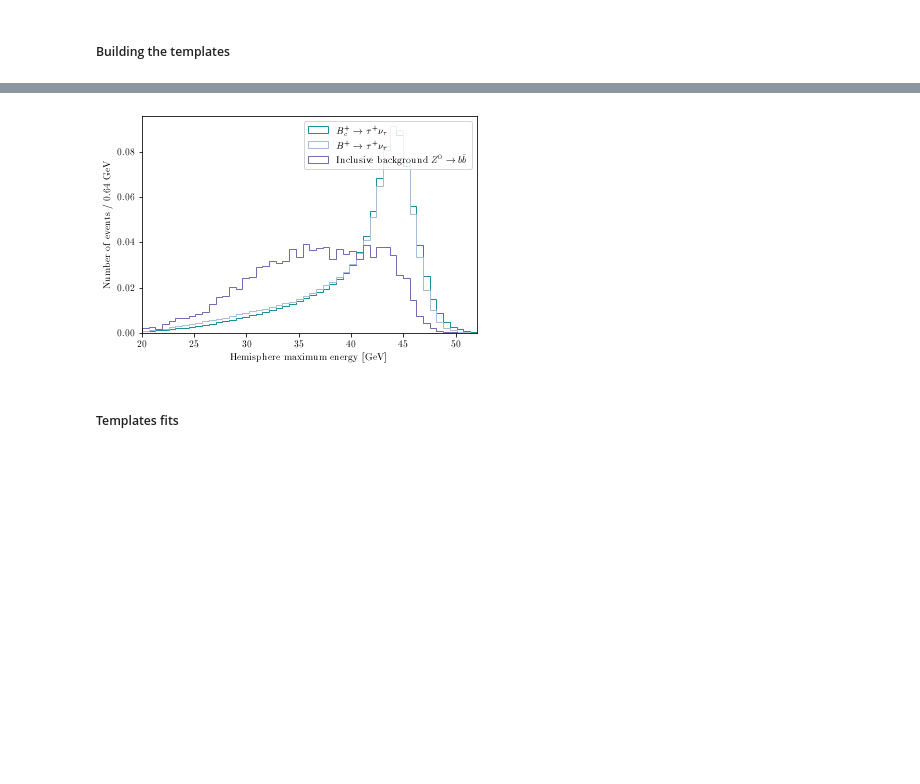
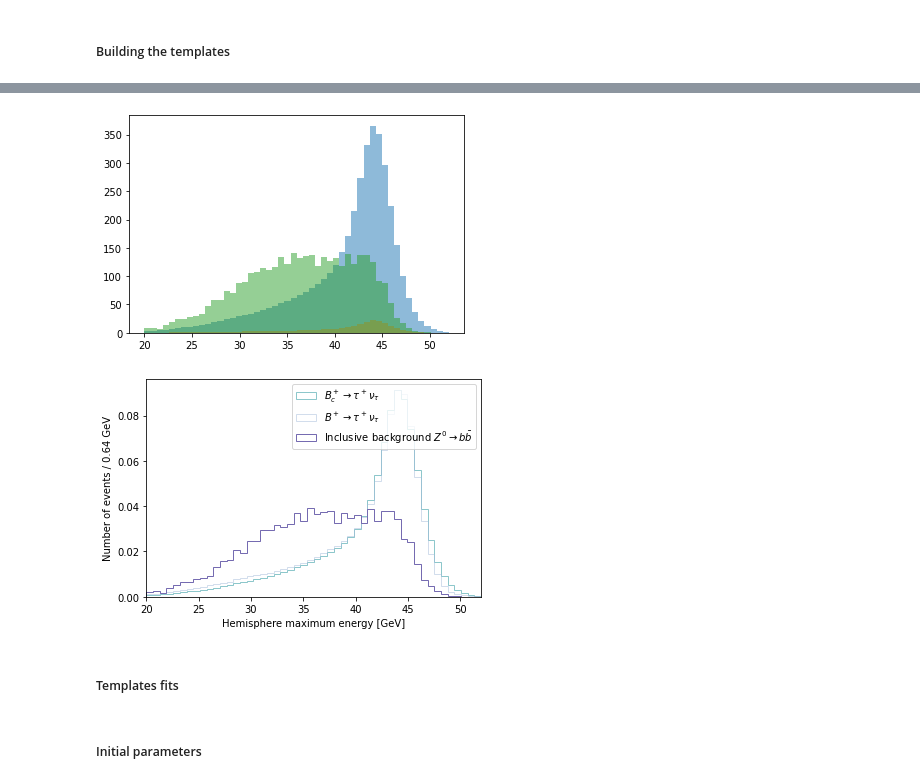
Before and after one commit to MarieHartmann/Stage_M1, a Jupyter notebook: Stage_M1/Bc_to_tau_nu/Template_fits/Template_fits.ipynb, the cells around one changed output, grey strips where cells are left out. Cells and saved outputs as stored; diff of their text form; code cells hidden in the pictures; blank space fills up the shorter version.

Commit message:
Template fits

```diff
--- a/Stage_M1/Bc_to_tau_nu/Template_fits/Template_fits.ipynb
+++ b/Stage_M1/Bc_to_tau_nu/Template_fits/Template_fits.ipynb
@@ -15,8 +15,8 @@ plt.rcParams['text.latex.preamble'] = r"\usepackage{bm} \usepackage{amsmath}"
 # %%
-bc_tree = uproot.open('/eos/experiment/fcc/ee/analyses/case-studies/flavour/Bc2TauNu/flatNtuples/spring2021/prod_04/Analysis_stage2/p8_ee_Zbb_ecm91_EvtGen_Bc2TauNuTAUHADNU.root')['events']
-bb_tree = uproot.open('/eos/experiment/fcc/ee/analyses/case-studies/flavour/Bc2TauNu/flatNtuples/spring2021/prod_04/Analysis_stage2/p8_ee_Zbb_ecm91_EvtGen.root')['events']
-bu_tree = uproot.open('/eos/experiment/fcc/ee/analyses/case-studies/flavour/Bc2TauNu/flatNtuples/spring2021/prod_04/Analysis_stage2/p8_ee_Zbb_ecm91_EvtGen_Bu2TauNuTAUHADNU.root')['events']
-tree_gen = uproot.open("/eos/experiment/fcc/ee/analyses/case-studies/flavour/Bc2TauNu/flatNtuples/spring2021/prod_04/Analysis_stage2/p8_ee_Zbb_ecm91_EvtGen_Bc2TauNuTAUHADNU.root")["metadata"]
+bc_tree = uproot.open('root://eospublic.cern.ch//eos/experiment/fcc/ee/analyses/case-studies/flavour/Bc2TauNu/flatNtuples/spring2021/prod_04/Analysis_stage2/p8_ee_Zbb_ecm91_EvtGen_Bc2TauNuTAUHADNU.root')['events']
+bb_tree = uproot.open('root://eospublic.cern.ch//eos/experiment/fcc/ee/analyses/case-studies/flavour/Bc2TauNu/flatNtuples/spring2021/prod_04/Analysis_stage2/p8_ee_Zbb_ecm91_EvtGen.root')['events']
+bu_tree = uproot.open('root://eospublic.cern.ch//eos/experiment/fcc/ee/analyses/case-studies/flavour/Bc2TauNu/flatNtuples/spring2021/prod_04/Analysis_stage2/p8_ee_Zbb_ecm91_EvtGen_Bu2TauNuTAUHADNU.root')['events']
+tree_gen = uproot.open("root://eospublic.cern.ch//eos/experiment/fcc/ee/analyses/case-studies/flavour/Bc2TauNu/flatNtuples/spring2021/prod_04/Analysis_stage2/p8_ee_Zbb_ecm91_EvtGen_Bc2TauNuTAUHADNU.root")["metadata"]
 # %%
 bc_df = bc_tree.arrays(library="pd", how="zip", filter_name=["EVT_*"])
 bu_df = bu_tree.arrays(library="pd", how="zip", filter_name=["EVT_*"])
@@ -111,9 +111,9 @@ nb_bins = 50
 min_bin = 20
 max_bin = 52
 
-name_bc = r"$B_c^+ \rightarrow \tau^+ \nu_\tau$"
-name_bu = r"$B^+ \rightarrow \tau^+ \nu_\tau$"
-name_bb = r"Inclusive background $Z^0 \rightarrow b\bar{b}$"
+name_bc = "$B_c^+$ -> tau nu "
+name_bu = "$B^+$ -> tau nu"
+name_bb = "Inclusive background "
 
 counts_bc, bins_bc = np.histogram(bc_init[variable], bins = nb_bins, range = (min_bin, max_bin))
 counts_bu, bins_bu = np.histogram(bu_init[variable], bins = nb_bins, range = (min_bin, max_bin))
@@ -197,11 +179,8 @@ sample_to_fit = np.concatenate([sample_process1, sample_process2, sample_process
 # %%
-sample_hist, bins_edges = np.histogram(sample_to_fit,
-                                      bins = nb_bins,
-                                      range = (min_bin, max_bin)
-                                     )
+#sample_hist, bins_edges = np.histogram(sample_to_fit, bins = nb_bins, range = (min_bin, max_bin))
 
 plt.figure()
-plt.hist(bin_edges[:-1], bins=bins_edges, weights = sample_hist)
+sample_hist, bins_edges, _ = plt.hist(bin_edges[:-1], bins=bin_edges, weights = counts[2])
 plt.plot()
 # %% [output]
 []
@@ -211,28 +228,33 @@ plt.plot()
 # %%
-simulated_sample_process1 = bc_init[var] #bc
-simulated_sample_process2 = bu_init[var] #bu
-simulated_sample_process3 = bb_init[var] #bb
+#simulated_sample_process1 = bc_init[var] #bc
+#simulated_sample_process2 = bu_init[var] #bu
+#simulated_sample_process3 = bb_init[var] #bb
 
-template_process1, _ = np.histogram(simulated_sample_process1, bins = bin_edges)
-template_process2, _ = np.histogram(simulated_sample_process2, bins = bin_edges)
-template_process3, _ = np.histogram(simulated_sample_process3, bins = bin_edges)
+#template_process1, _ = np.histogram(simulated_sample_process1, bins = bin_edges)
+#template_process2, _ = np.histogram(simulated_sample_process2, bins = bin_edges)
+#template_process3, _ = np.histogram(simulated_sample_process3, bins = bin_edges)
+
+template_process1, _, _ = plt.hist(bins_bc[:-1], bins_edges, weights=counts_bc, alpha=0.5)
+template_process2, _, _ = plt.hist(bins_bu[:-1], bins_edges, weights=counts_bu, alpha=0.5)
+template_process3, _, _ = plt.hist(bins_bb[:-1], bins_edges, weights=counts_bb, alpha=0.5)
 
 # Normalisation
 template_process1 = template_process1/np.sum(template_process1)
 template_process2 = template_process2/np.sum(template_process2)
 template_process3 = template_process3/np.sum(template_process3)
 
 plt.figure()
-plt.hist(bins_edges[:-1], bins_edges, weights=template_process1, histtype='step', color= "#1c9099", label=name_bc)
-plt.hist(bins_edges[:-1], bins_edges, weights=template_process2, histtype='step', color= "#a6bddb", label=name_bu)
+plt.hist(bins_edges[:-1], bins_edges, weights=template_process1, histtype='step', color= "#1c9099", alpha=0.5, label=name_bc)
+plt.hist(bins_edges[:-1], bins_edges, weights=template_process2, histtype='step', color= "#a6bddb", alpha=0.5, label=name_bu)
 plt.hist(bins_edges[:-1], bins_edges, weights=template_process3, histtype='step', color= "#756bb1", label=name_bb)
 plt.legend()
 plt.xlim(min_bin,max_bin)
 plt.xlabel("Hemisphere maximum energy [GeV]")
 plt.ylabel("Number of events / {} GeV".format(round((max_bin-min_bin)/nb_bins,3)))
 plt.show()
 # %% [output]
-[figure, old version]
+[figure, new version]
+[figure, added]
 # %% [markdown]
 ##### Templates fits
 # %%
@@ -263,3 +285,5 @@ def loss(x):
 
 loss.errordef = 0.5 # 0.5 for a log-likelihood
 # We would set this parameter at 1 for a chi2 loss function.
+# %% [markdown]
+##### Initial parameters
```
Also changed, not shown: parts of 15 cells of this notebook.
